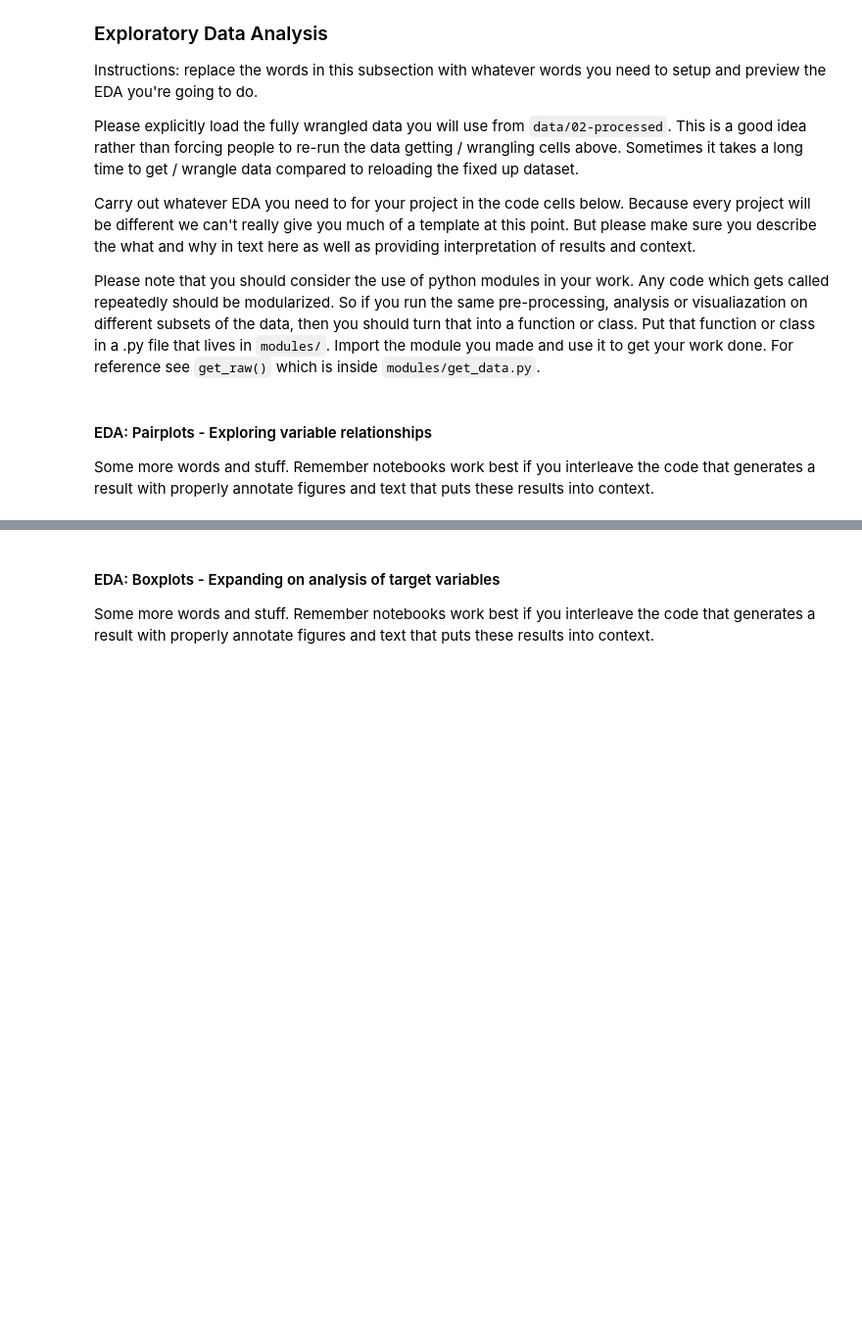
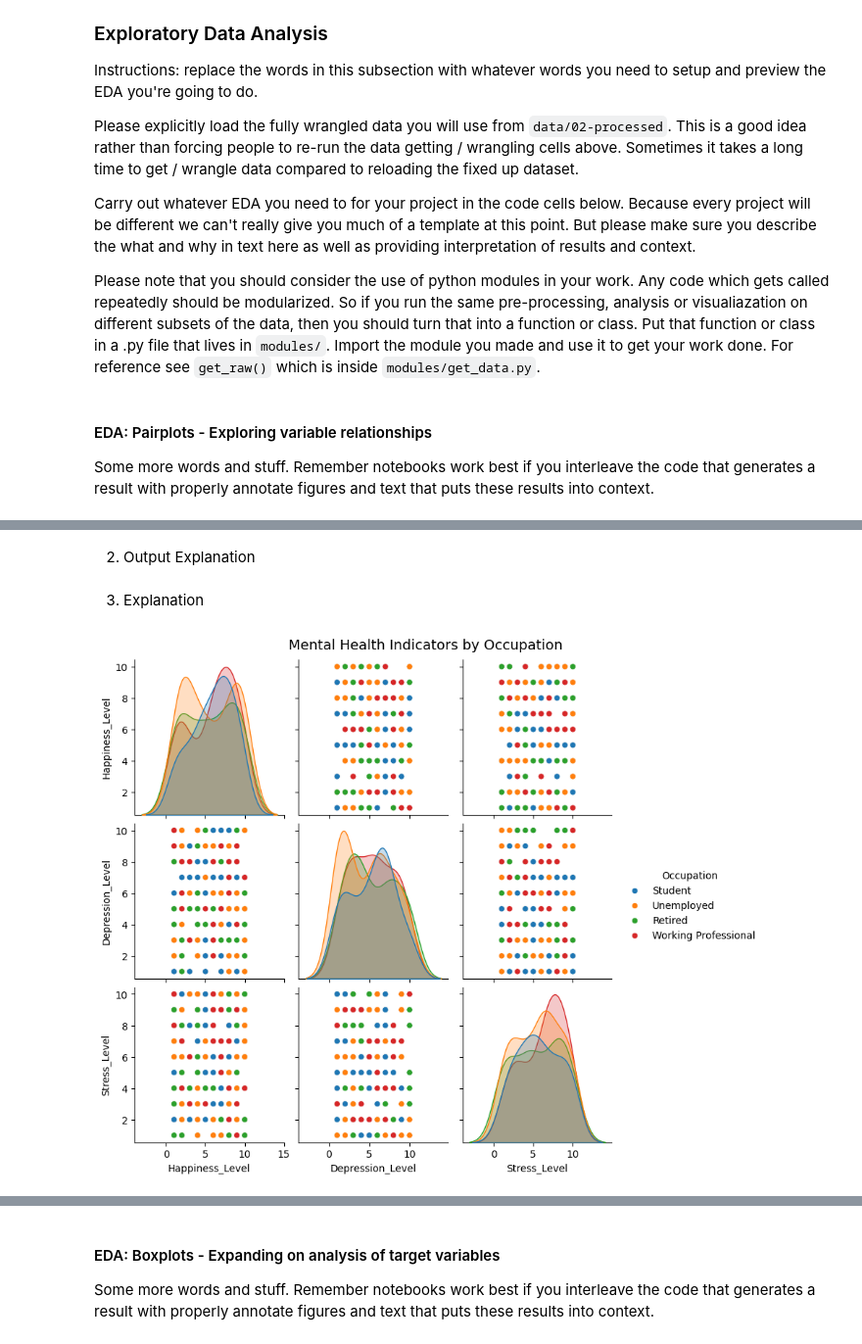
Before and after one commit to COGS108/Group093_WI26, a Jupyter notebook: 02-EDACheckpoint.ipynb, the cells around one changed output, grey strips where cells are left out. Shown at 98% size. Cells and saved outputs as stored; diff of their text form; code cells hidden in the pictures; blank space fills up the shorter version.

```diff
--- a/02-EDACheckpoint.ipynb
+++ b/02-EDACheckpoint.ipynb
@@ -366,0 +395,11 @@ Some more words and stuff.  Remember notebooks work best if you interleave the c
+# %% [markdown]
+2. Output Explanation
+# %% [markdown]
+3) Explanation
+# %%
+sns.pairplot(pa_clean, hue='Occupation', diag_kind='kde',
+             vars=['Happiness_Level', 'Depression_Level', 'Stress_Level'])
+plt.suptitle('Mental Health Indicators by Occupation', y=1.02, fontsize=14)
+plt.show()
+# %% [output]
+[figure, added]
```
Also changed, not shown: parts of 13 cells of this notebook.
